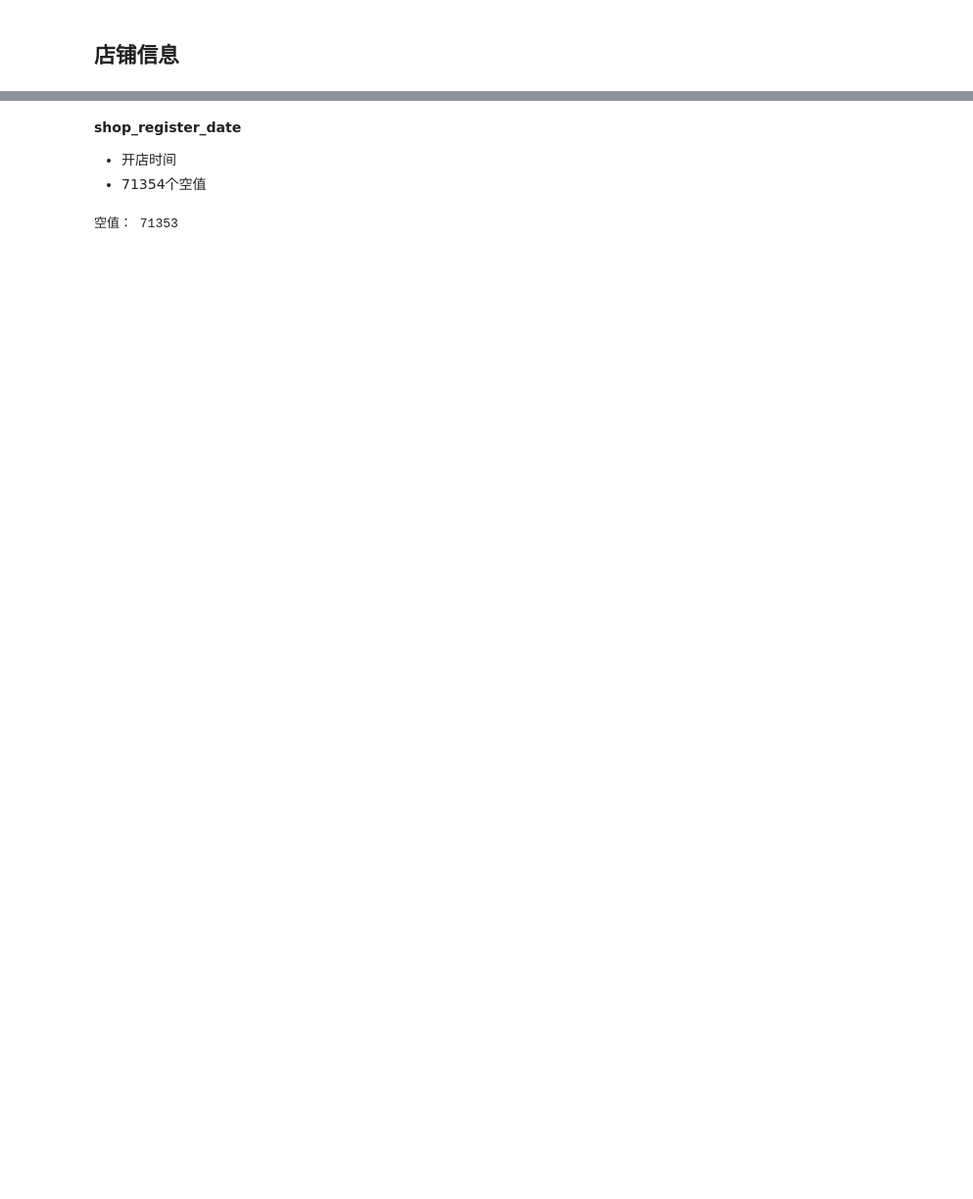
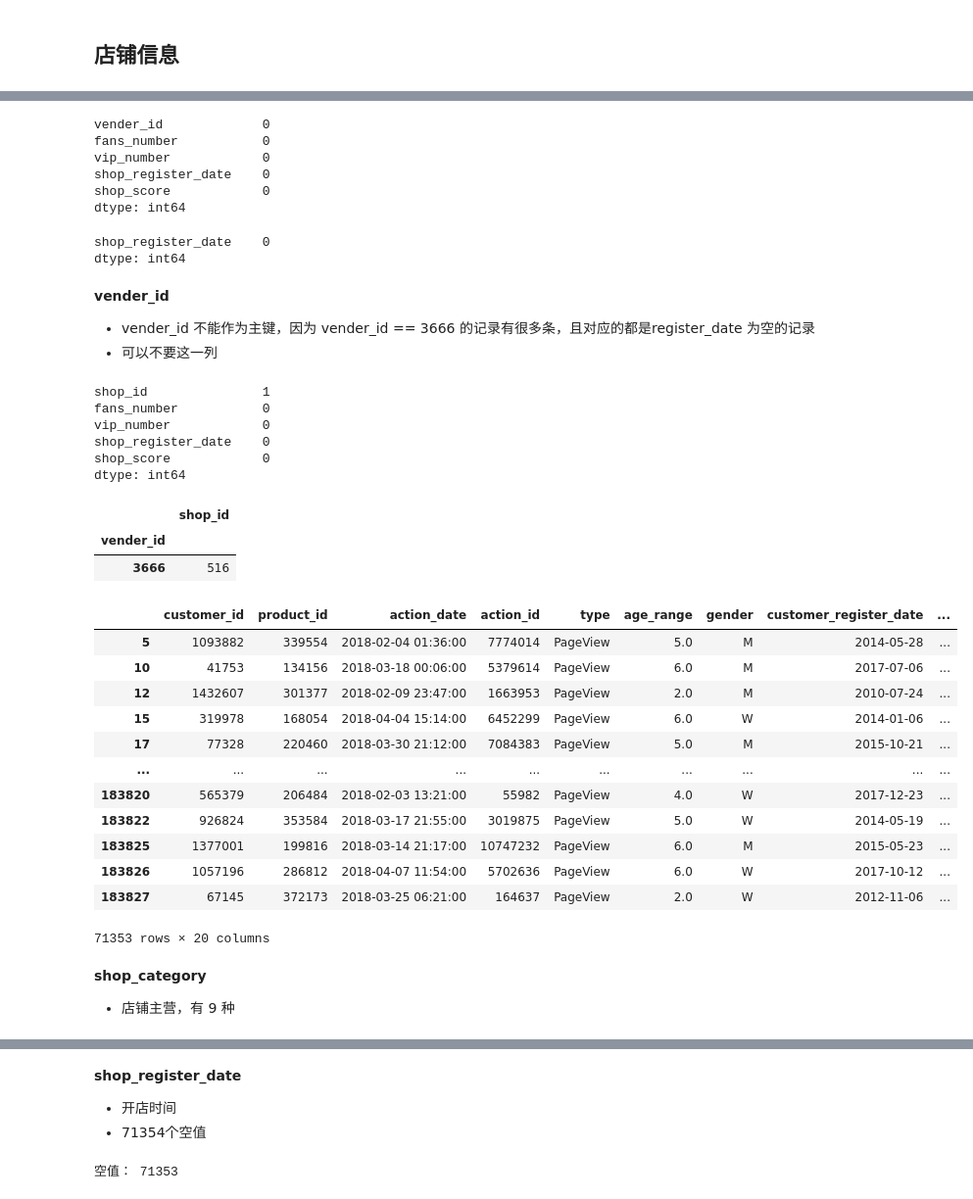
Before and after one commit to Xiqin01/JD_data_analysis, a Jupyter notebook: 预处理.ipynb, the cells around one changed output, grey strips where cells are left out. Shown: that part at 98% size. Cells and saved outputs as stored; diff of their text form; code cells hidden in the pictures; blank space fills up the shorter version.

```diff
--- a/预处理.ipynb
+++ b/预处理.ipynb
@@ -519,0 +584,63 @@ vip数为0的记录数： 71356
+# %%
+# shop_id 是这几个字段的主键
+"""
+一个shop_id 只会对应 1 个vender_id，1 个fans_number，1 个vip_number，1 个shop_register_date，1 个shop_score
+下边筛选的 对应字段的唯一值大于1的 情况
+"""
+shopgb = data.groupby(['shop_id'])[['vender_id','fans_number','vip_number','shop_register_date','shop_score']].nunique()
+(shopgb > 1).sum()
+# %% [output]
+vender_id             0
+fans_number           0
+vip_number            0
+shop_register_date    0
+shop_score            0
+dtype: int64
+# %%
+# 判断条件不能写 != 1，因为 shop_register_date 有空值，对应的nunique是 0 , 即1个shop_id 对应0个注册日期
+shopgb = data.groupby(['shop_id'])[['shop_register_date']].nunique()
+shopgb.query('shop_register_date != 1').sum()
+# %% [output]
+shop_register_date    0
+dtype: int64
+# %% [markdown]
+**vender_id**
+- vender_id 不能作为主键，因为 vender_id == 3666 的记录有很多条，且对应的都是register_date 为空的记录
+- 可以不要这一列
+# %%
+# vender_id 不能是主键
+vendergb = data.groupby(['vender_id'])[['shop_id','fans_number','vip_number','shop_register_date','shop_score']].nunique()
+(vendergb > 1).sum()
+# %% [output]
+shop_id               1
+fans_number           0
+vip_number            0
+shop_register_date    0
+shop_score            0
+dtype: int64
+# %%
+temp = data.groupby(['vender_id'])[['shop_id']].nunique()
+temp.query('shop_id != 1') # vender_id  == 3666
+# %% [output]
+|  | shop_id |
+| vender_id |  |
+| 3666 | 516 |
+# %%
+data.query('vender_id == 3666')
+# %% [output]
+|  | customer_id | product_id | action_date | action_id | type | age_range | gender | customer_register_date | ... |
+| 5 | 1093882 | 339554 | 2018-02-04 01:36:00 | 7774014 | PageView | 5.0 | M | 2014-05-28 | ... |
+| 10 | 41753 | 134156 | 2018-03-18 00:06:00 | 5379614 | PageView | 6.0 | M | 2017-07-06 | ... |
+| 12 | 1432607 | 301377 | 2018-02-09 23:47:00 | 1663953 | PageView | 2.0 | M | 2010-07-24 | ... |
+| 15 | 319978 | 168054 | 2018-04-04 15:14:00 | 6452299 | PageView | 6.0 | W | 2014-01-06 | ... |
+| 17 | 77328 | 220460 | 2018-03-30 21:12:00 | 7084383 | PageView | 5.0 | M | 2015-10-21 | ... |
+| ... | ... | ... | ... | ... | ... | ... | ... | ... | ... |
+| 183820 | 565379 | 206484 | 2018-02-03 13:21:00 | 55982 | PageView | 4.0 | W | 2017-12-23 | ... |
+| 183822 | 926824 | 353584 | 2018-03-17 21:55:00 | 3019875 | PageView | 5.0 | W | 2014-05-19 | ... |
+| 183825 | 1377001 | 199816 | 2018-03-14 21:17:00 | 10747232 | PageView | 6.0 | M | 2015-05-23 | ... |
+| 183826 | 1057196 | 286812 | 2018-04-07 11:54:00 | 5702636 | PageView | 6.0 | W | 2017-10-12 | ... |
+| 183827 | 67145 | 372173 | 2018-03-25 06:21:00 | 164637 | PageView | 2.0 | W | 2012-11-06 | ... |
+71353 rows × 20 columns
+# %% [markdown]
+**shop_category**
+- 店铺主营，有 9 种
```
Also changed, not shown: parts of 64 cells of this notebook, 4 other files.
